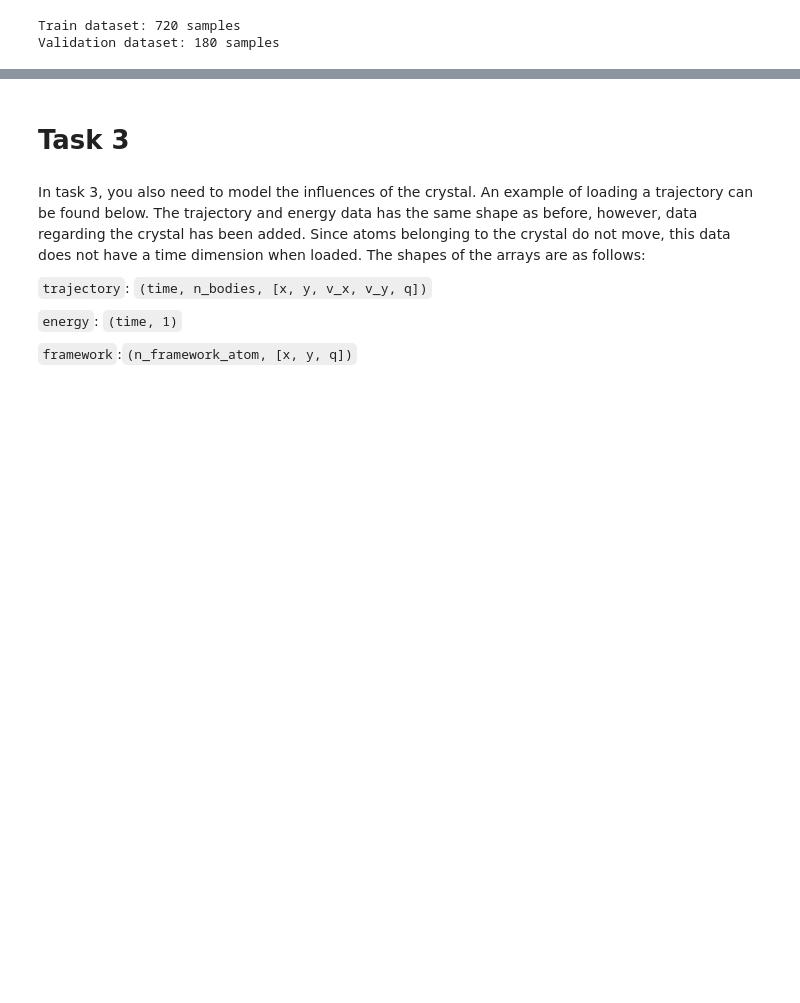
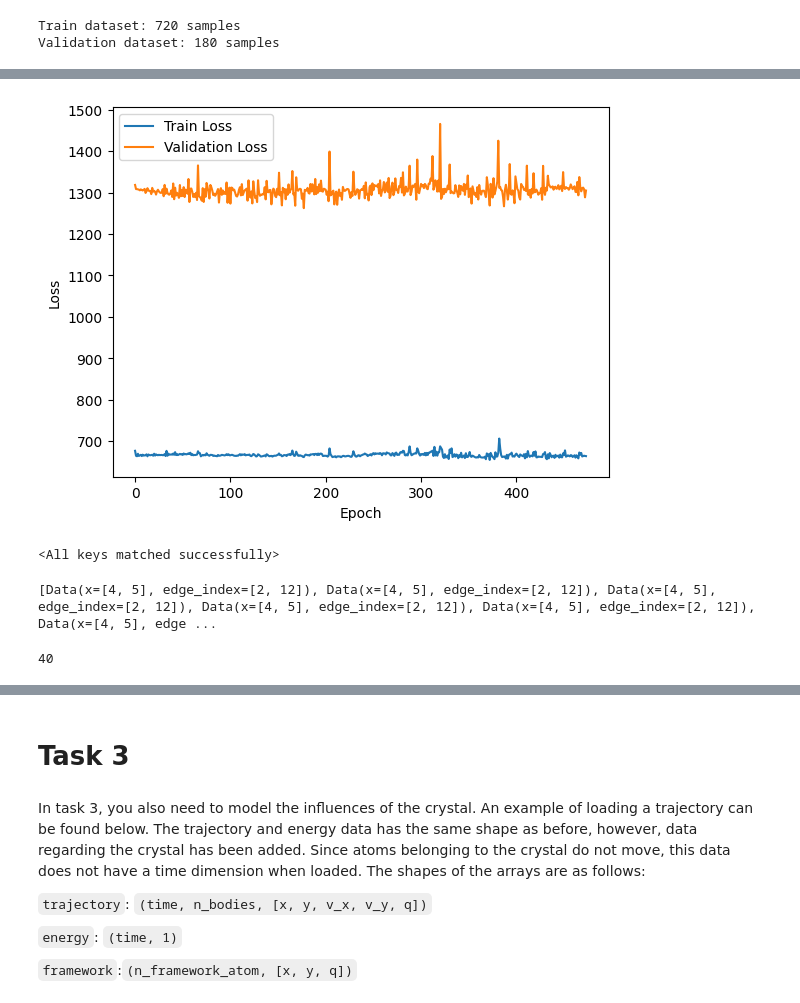
Before and after one commit to francescobrescia-tue/DeepLearningAssignment2, a Jupyter notebook: Assignment_2_Group_6.ipynb, the cells around one changed output, grey strips where cells are left out. Saved outputs shown, nothing was run; the diff lists cells and outputs as text; code cells hidden in the pictures; blank space fills up the shorter version.

```diff
--- a/Assignment_2_Group_6.ipynb
+++ b/Assignment_2_Group_6.ipynb
@@ -464,7 +466,7 @@ class Node_to_emb(nn.Module):
     Attributes:
     emb (nn.Linear): A linear transformation layer.
     """
-    def __init__(self, node_feat_dim=14, node_emb_dim=64):
+    def __init__(self, node_feat_dim=5, node_emb_dim=64):
         """
         Initializes the Node_to_emb with the given dimensions for the node features and node embeddings.
         """
@@ -1136,0 +1251,18 @@ ImportError: cannot import name 'WikiKG2' from 'torch_geometric.datasets' (/User
+# %%
+train_dataset = train_dataset[:1]
+val_dataset = val_dataset[:1]
+# %%
+# Initialize the model
+node_feature_dim = int(train_dataset[0][0].x.shape[1])  # Example feature dimension
+print(node_feature_dim)
+
+hidden_dim = 512
+output_dim = 2
+num_layers = 16
+
+learning_rate = 0.0001
+weight_decay = 1e-5
+
+model = GraphPredictionModel(node_feature_dim, hidden_dim, output_dim, num_layers)
+
+torch.nn.utils.clip_grad_norm_(model.parameters(), max_norm=1.0)
@@ -1136,0 +1272,4 @@ ImportError: cannot import name 'WikiKG2' from 'torch_geometric.datasets' (/User
+# %%
+# Loss and optimizer
+criterion = nn.MSELoss()
+optimizer = torch.optim.Adam(model.parameters(), lr=learning_rate, weight_decay=weight_decay)
@@ -1136,0 +1400,53 @@ ImportError: cannot import name 'WikiKG2' from 'torch_geometric.datasets' (/User
+# %%
+# Plot the training and validation losses
+plot_losses(train_losses, val_losses)
+# %% [output]
+[figure, added]
+# %%
+# Load the best model
+model = GraphPredictionModel(node_feature_dim, hidden_dim, output_dim, num_layers)
+model.load_state_dict(torch.load('best_model_task2.pth'))
+# %% [output]
+<All keys matched successfully>
+# %%
+def predict_trajectory(model, data, num_steps=40):
+    """
+    Predicts the trajectory of a system given the initial state.
+
+    Parameters:
+    model (GraphPredictionModel): The model to use for prediction.
+    data (Data): The initial state of the system.
+
+    Returns:
+    list: A list of Data objects representing the predicted trajectory of the system.
+
+    The function first initializes an empty list to store the predicted trajectory.
+    Then, it iterates over the number of time steps in the trajectory.
+    For each time step, it uses the model to predict the next state of the system based on the current state.
+    The predicted state is added to the list of the trajectory.
+    Finally, the function returns the list of predicted states.
+    """
+    model.eval()
+    h = model.init_hidden(data.x.size(0))
+    trajectory = [data]
+    for t in range(1, num_steps):
+
+        output, h = model(data.x, data.edge_index, h)
+
+        # Add 3 dummy features to the output
+        output = torch.cat([output, torch.zeros(output.size(0), 3).to(output.device)], dim=-1)
+
+        data = Data(x=output, edge_index=data.edge_index)
+        trajectory.append(data)
+    return trajectory
+
+# test_trajectory = val_dataset[0]
+test_trajectory = train_dataset[0]
+print(test_trajectory)
+prediction = predict_trajectory(model, test_trajectory[0])
+# %% [output]
+[Data(x=[4, 5], edge_index=[2, 12]), Data(x=[4, 5], edge_index=[2, 12]), Data(x=[4, 5], edge_index=[2, 12]), Data(x=[4, 5], edge_index=[2, 12]), Data(x=[4, 5], edge_index=[2, 12]), Data(x=[4, 5], edge ...
+# %%
+print(len(prediction))
+# %% [output]
+40
```
Also changed, not shown: parts of 24 cells of this notebook, 1 other file.
